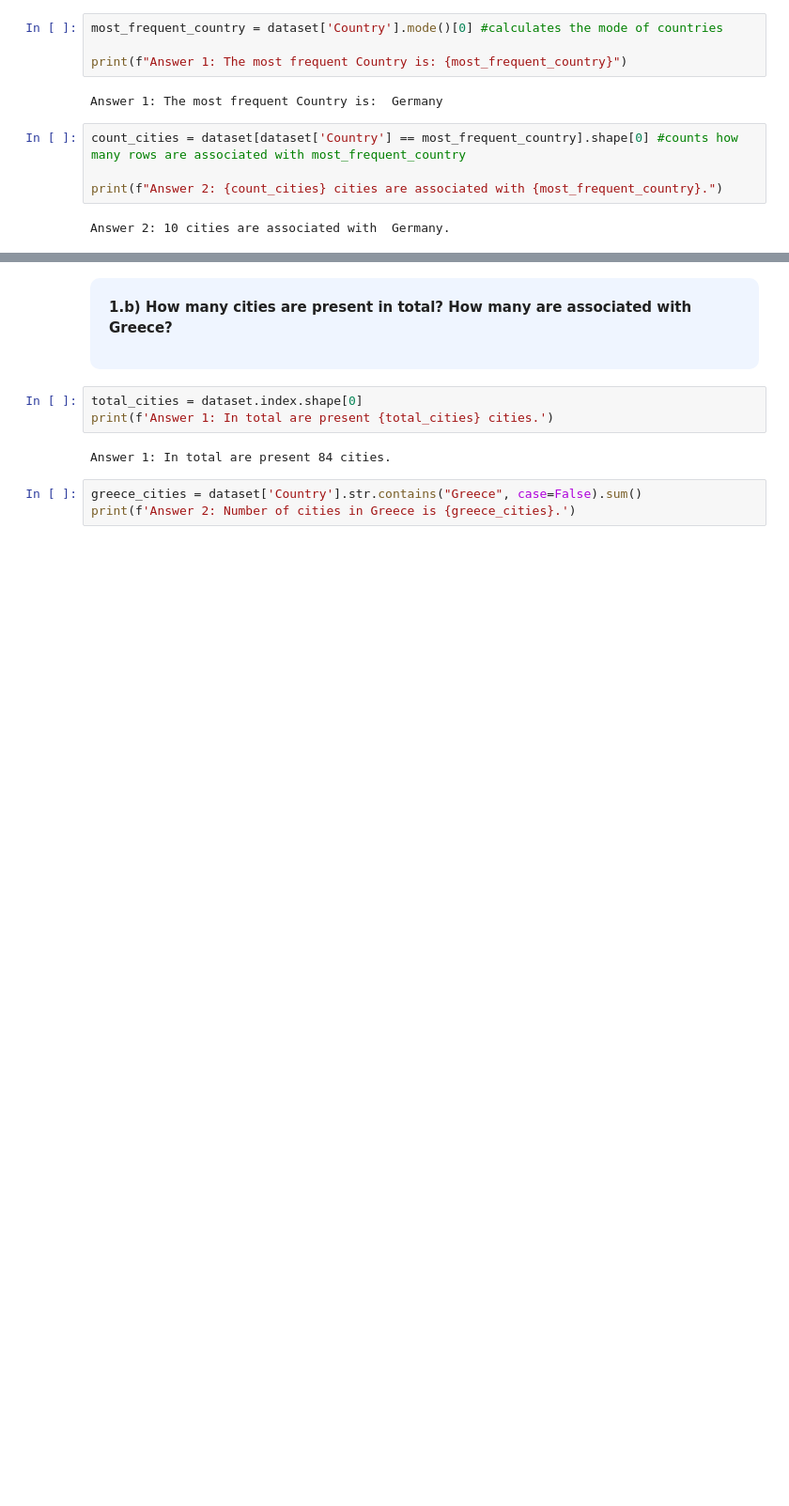
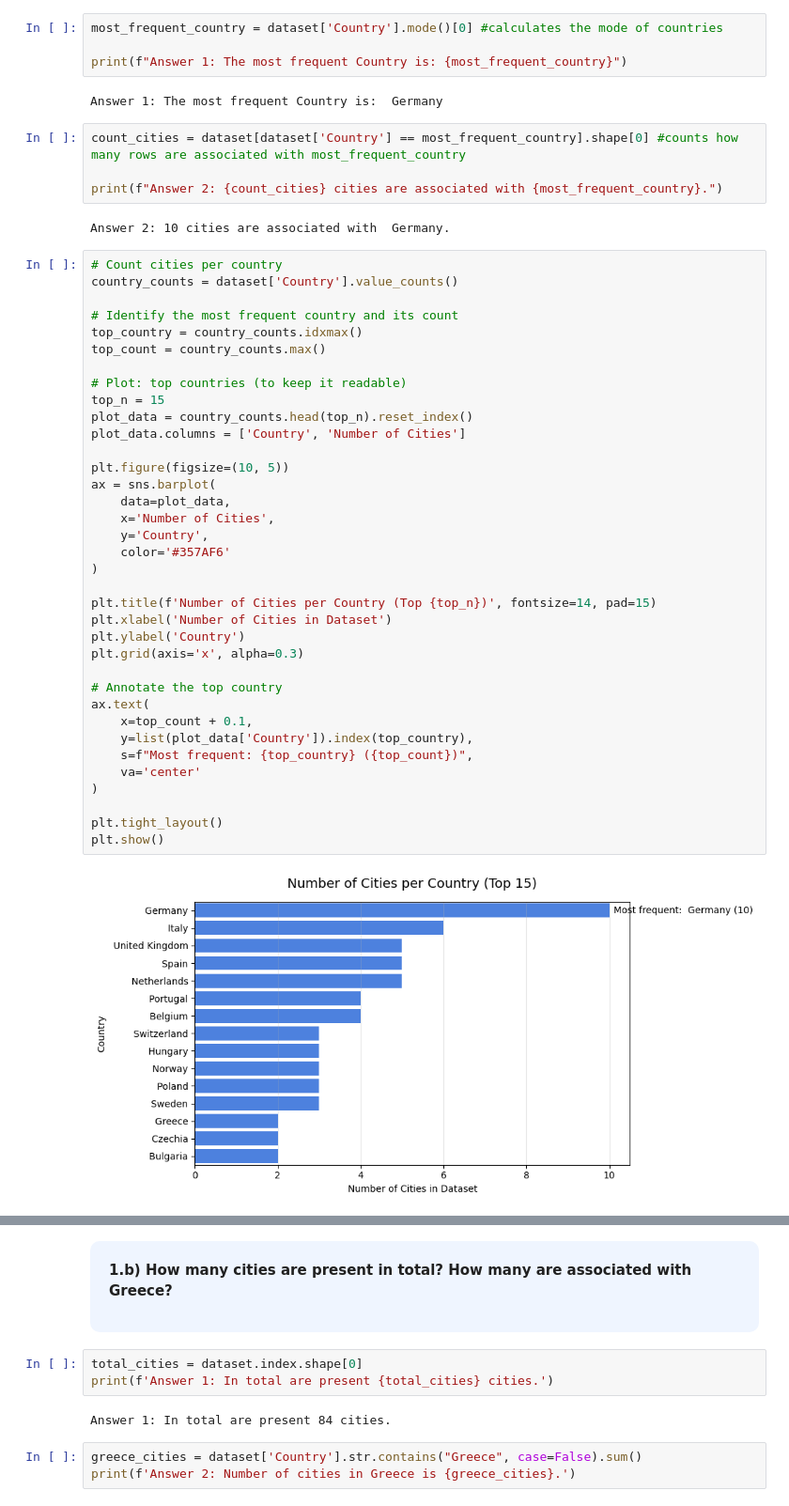
Before and after one commit to tiago2806/PDS_Project, a Jupyter notebook: ProjetoProg.ipynb, the cells around one changed output, grey strips where cells are left out. Shown at 94% size. Cells and saved outputs as stored; diff of their text form; blank space fills up the shorter version.

```diff
--- a/ProjetoProg.ipynb
+++ b/ProjetoProg.ipynb
@@ -578,3 +576,41 @@ count_cities = dataset[dataset['Country'] == most_frequent_country].shape[0] #co
 print(f"Answer 2: {count_cities} cities are associated with {most_frequent_country}.")
 # %% [output]
 Answer 2: 10 cities are associated with  Germany.
+# %%
+# Count cities per country
+country_counts = dataset['Country'].value_counts()
+
+# Identify the most frequent country and its count
+top_country = country_counts.idxmax()
+top_count = country_counts.max()
+
+# Plot: top countries (to keep it readable)
+top_n = 15
+plot_data = country_counts.head(top_n).reset_index()
+plot_data.columns = ['Country', 'Number of Cities']
+
+plt.figure(figsize=(10, 5))
+ax = sns.barplot(
+    data=plot_data,
+    x='Number of Cities',
+    y='Country',
+    color='#357AF6'
+)
+
+plt.title(f'Number of Cities per Country (Top {top_n})', fontsize=14, pad=15)
+plt.xlabel('Number of Cities in Dataset')
+plt.ylabel('Country')
+plt.grid(axis='x', alpha=0.3)
+
+# Annotate the top country
+ax.text(
+    x=top_count + 0.1,
+    y=list(plot_data['Country']).index(top_country),
+    s=f"Most frequent: {top_country} ({top_count})",
+    va='center'
+)
+
+plt.tight_layout()
+plt.show()
+# %% [output]
+[figure, added]
```
Also changed, not shown: parts of 34 cells of this notebook.
